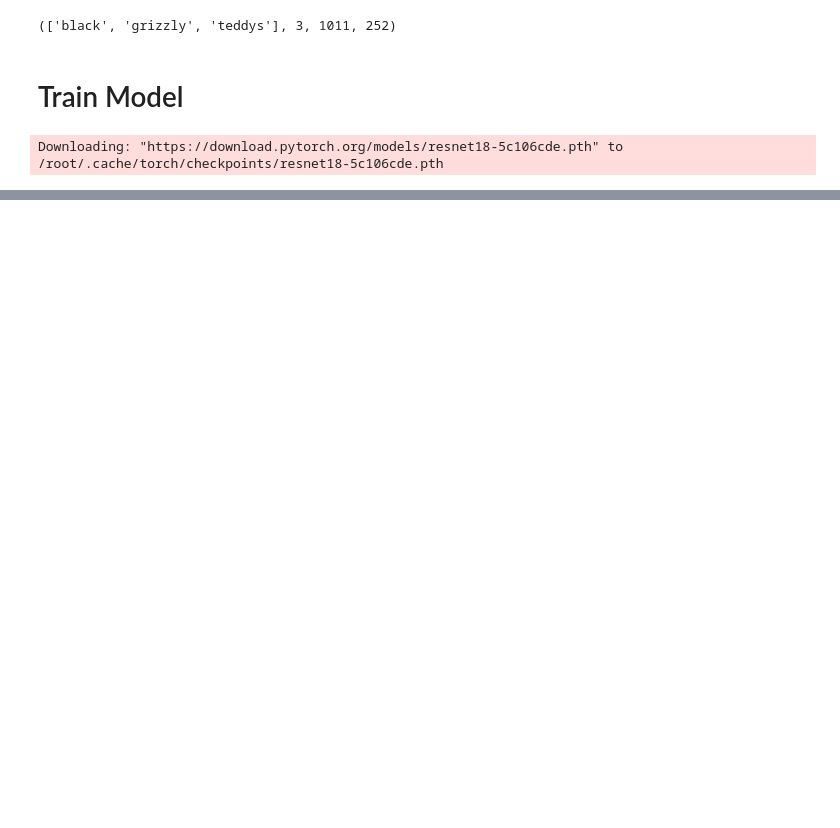
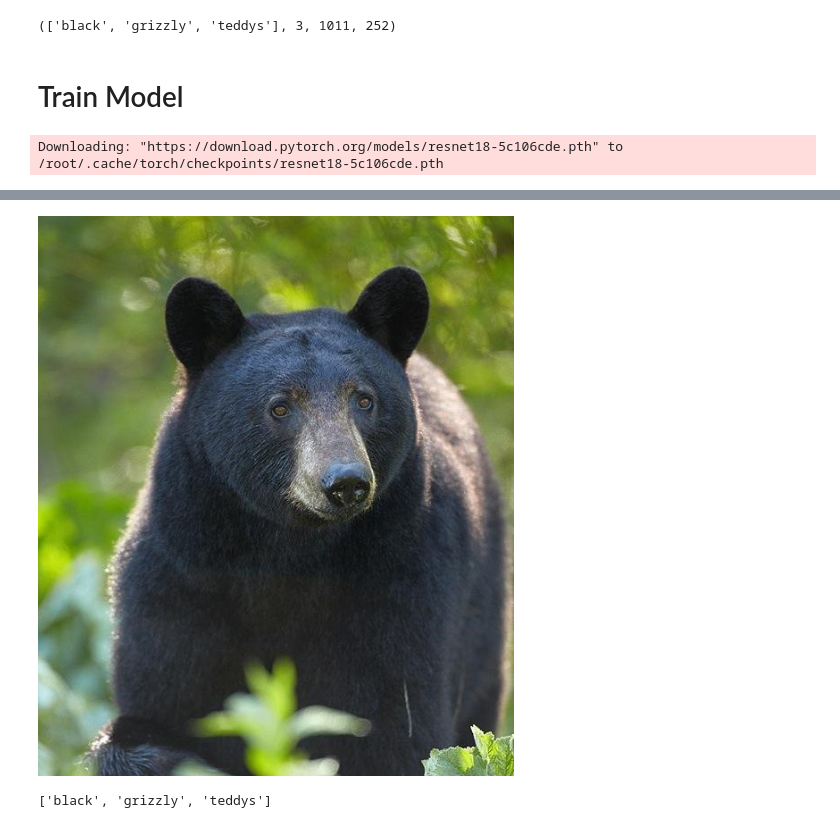
Before and after one commit to joaopedsa/testes-fastai, a Jupyter notebook: teste-fastai2.ipynb, the cells around one changed output, grey strips where cells are left out. Cells and saved outputs as stored; diff of their text form; code cells hidden in the pictures; blank space fills up the shorter version.

```diff
--- a/teste-fastai2.ipynb
+++ b/teste-fastai2.ipynb
@@ -117,0 +125,10 @@ interp.plot_confusion_matrix()
+# %%
+from PIL import Image
+import requests
+from io import BytesIO
+
+response = requests.get('https://i0.wp.com/www.embarquecomapri.site/wp-content/uploads/2016/11/black-bear.jpg?fit=533%2C627&ssl=1')
+img = open_image(BytesIO(response.content))
+img
+# %% [output]
+[figure, added]
@@ -117,0 +139,4 @@ interp.plot_confusion_matrix()
+# %%
+data.classes
+# %% [output]
+['black', 'grizzly', 'teddys']
```
Also changed, not shown: parts of 12 cells of this notebook.
